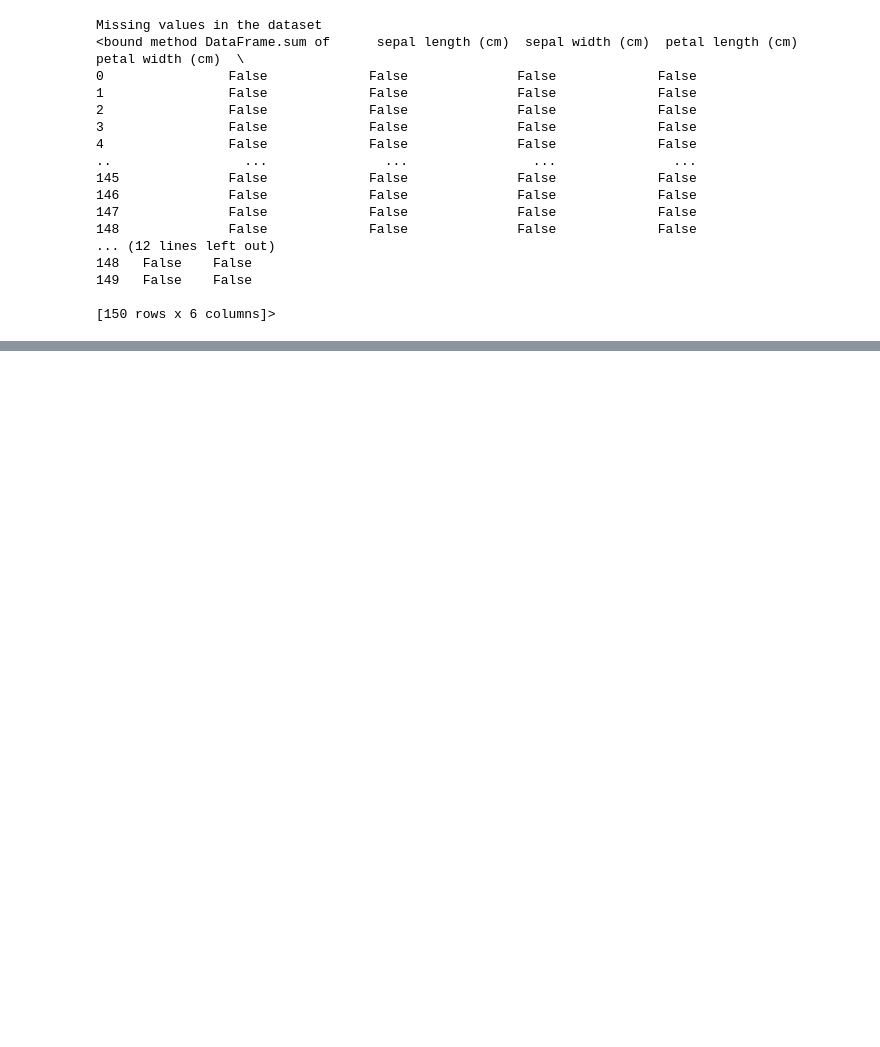
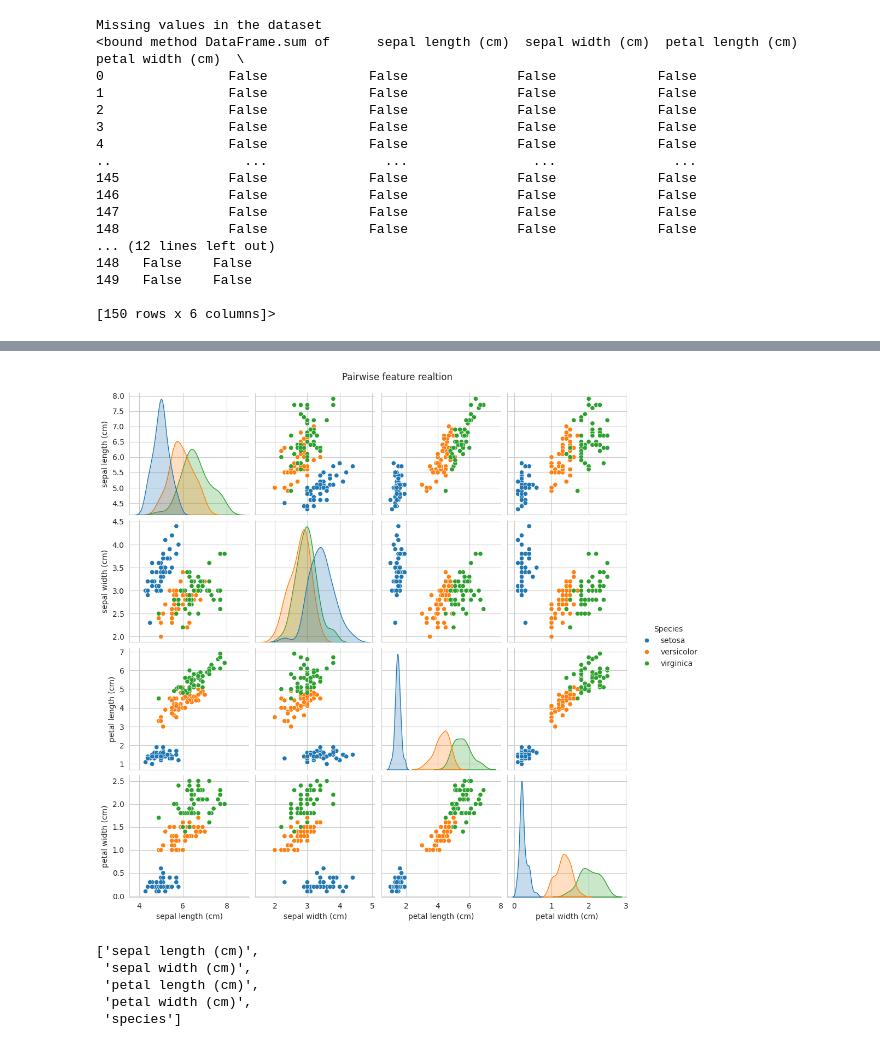
Before and after one commit to NishmthaM/iris_dataset_exploration, a Jupyter notebook: iris_dataset_exploration.ipynb, the cells around one changed output, grey strips where cells are left out. Drawn from its saved outputs; the diff is of its cells as text; code cells hidden in the pictures; blank space fills up the shorter version.

```diff
--- a/iris_dataset_exploration.ipynb
+++ b/iris_dataset_exploration.ipynb
@@ -211,0 +220,18 @@ Missing values in the dataset
+# %%
+#pair plot with seaborn
+
+sns.set_style("whitegrid")
+
+sns.pairplot(df[feature_column+["Species"]], hue="Species", diag_kind="kde")
+plt.suptitle("Pairwise feature realtion",y=1.02)
+plt.show()
+# %% [output]
+[figure, added]
+# %%
+feature_column+["species"]
+# %% [output]
+['sepal length (cm)',
+ 'sepal width (cm)',
+ 'petal length (cm)',
+ 'petal width (cm)',
+ 'species']
```
Also changed, not shown: parts of 1 cell of this notebook.
